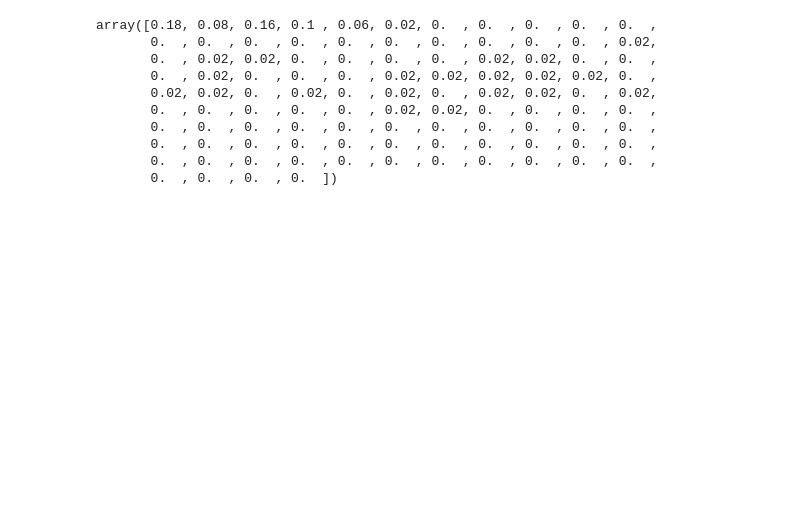
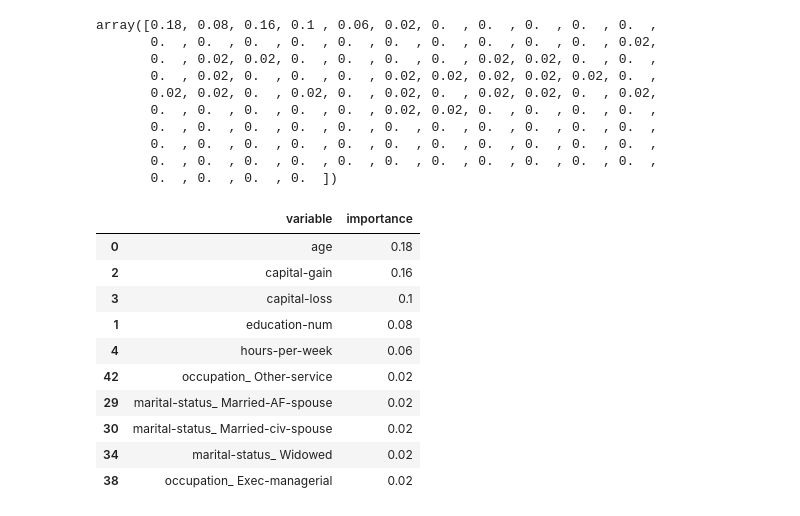
Before and after one commit to waldo102/Political-Donation-Classification, a Jupyter notebook: political_donation_classification.ipynb, the cells around one changed output. Saved outputs shown, nothing was run; the diff lists cells and outputs as text; code cells hidden in the pictures; blank space fills up the shorter version.

```diff
--- a/political_donation_classification.ipynb
+++ b/political_donation_classification.ipynb
@@ -573,3 +602,26 @@ array([0.18, 0.08, 0.16, 0.1 , 0.06, 0.02, 0.  , 0.  , 0.  , 0.  , 0.  ,
        0.  , 0.  , 0.  , 0.  , 0.  , 0.  , 0.  , 0.  , 0.  , 0.  , 0.  ,
        0.  , 0.  , 0.  , 0.  , 0.  , 0.  , 0.  , 0.  , 0.  , 0.  , 0.  ,
        0.  , 0.  , 0.  , 0.  ])
+# %%
+# Train the supervised model on the training set
+model = AdaBoostClassifier().fit(X_train,y_train)
+
+# Extract the feature importances
+importances = model.feature_importances_
+
+#Print top 10 most important variables in the model
+feature_importance_df = pd.DataFrame(data=[X_train.columns.values,importances]).transpose()
+feature_importance_df.columns = ['variable','importance']
+feature_importance_df.sort_values(by=['importance'], ascending=False).head(10)
+# %% [output]
+|  | variable | importance |
+| 0 | age | 0.18 |
+| 2 | capital-gain | 0.16 |
+| 3 | capital-loss | 0.1 |
+| 1 | education-num | 0.08 |
+| 4 | hours-per-week | 0.06 |
+| 42 | occupation_ Other-service | 0.02 |
+| 29 | marital-status_ Married-AF-spouse | 0.02 |
+| 30 | marital-status_ Married-civ-spouse | 0.02 |
+| 34 | marital-status_ Widowed | 0.02 |
+| 38 | occupation_ Exec-managerial | 0.02 |
```
Also changed, not shown: parts of 8 cells of this notebook.
